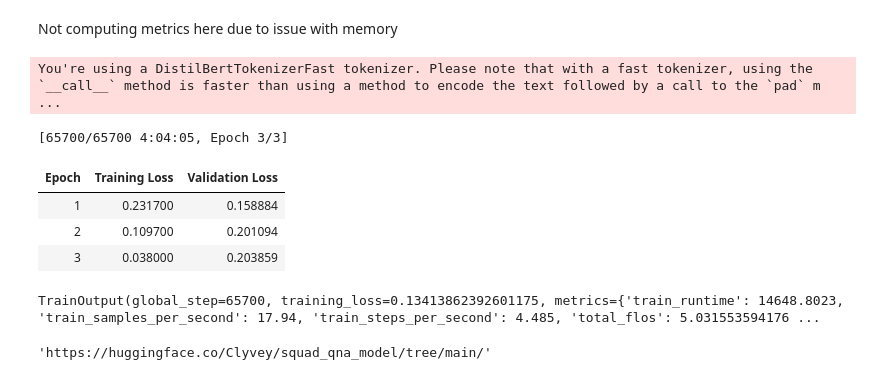
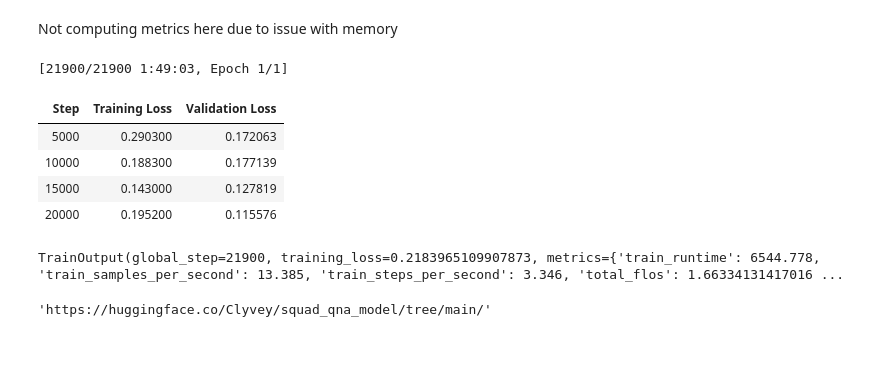
Before and after one commit to lizekai-richard/CS4248-Project, a Jupyter notebook: qna_model.ipynb, the cells around one changed output. Saved outputs shown, nothing was run; the diff lists cells and outputs as text; code cells hidden in the pictures; blank space fills up the shorter version.

Commit message:
add evaluation for qna_model

```diff
--- a/qna_model.ipynb
+++ b/qna_model.ipynb
@@ -87,7 +89,3 @@ def generate_bad_labels(example, min_length=1, max_length=5, answer_count=2):
         if (ans != correct_ans):
             answers.append(ans)
     return answers
-# %%
-# generates the bad answers by extending from current answer
-def generate_bad_labels_from_answers(context, answer, min_length=1, max_length=5, answer_count=2):
-    return None
@@ -94,3 +100,30 @@ def generate_bad_labels_from_answers(context, answer, min_length=1, max_length=5
+# %%
+# generates the bad answers by extending from current answer
+def generate_bad_labels_from_answers(example, answer_count=2):
+    len_diff_max = 2
+    strat_thresh = 2
+    words = example['context'].split()
+    word_count = length = len(words)
+    correct_answer = example['answers']['text'][0].split()
+    correct_answer_word_count = len(correct_answer)
+    answer_start = example['answers']['answer_start'][0]
+    answers = []
+    while (len(answers) < answer_count):
+        # two strategies, if correct_answer is longer than a certain length and if correct answer is shorter than a certain length
+        if (correct_answer_word_count >= strat_thresh):
+            #trim from answer
+            trim_length = clamp(random.randint(1, len_diff_max), 1, correct_answer_word_count - 1)
+            trim_from_front = random.randint(0, 1)
+            if (trim_from_front == 0):
+                answers.append(' '.join(correct_answer[trim_length:]))
+            else:
+                answers.append(' '.join(correct_answer[:-trim_length]))
+        else:
+            # deal with one word answers here, just randomly choose a singular word
+            start = random.randint(0, word_count - 1)
+            if (words[start] != correct_answer[0]):
+                answers.append(words[start])
+    return answers
 # %%
 def add_answers(dataset, generator=generate_bad_labels):
     bad_answer1 = []
@@ -98,7 +131,7 @@ def add_answers(dataset, generator=generate_bad_labels):
     correct_answer = []
     labels = []
     for example in dataset:
-        bad_answers = generator(example, answer_count=2)
+        bad_answers = generator(example)
         bad_answer1.append(bad_answers[0])
         bad_answer2.append(bad_answers[1])
         correct_answer.append(example['answers']['text'][0])
@@ -109,5 +142,5 @@ def add_answers(dataset, generator=generate_bad_labels):
     dataset = dataset.add_column('label', labels)
     return dataset
 # %%
-squad['train'] = add_answers(squad['train'])
-squad['validation'] = add_answers(squad['validation'])
+squad['train'] = add_answers(squad['train'], generator=generate_bad_labels_from_answers)
+squad['validation'] = add_answers(squad['validation'], generator=generate_bad_labels_from_answers)
@@ -199,36 +230,38 @@ Not computing metrics here due to issue with memory
 # %%
 training_args = TrainingArguments(
     output_dir="squad_qna_model",
-    evaluation_strategy="epoch",
-    save_strategy="epoch",
+    evaluation_strategy="steps",
+    eval_steps = 5000,
+    save_strategy="steps",
+    save_steps = 5000,
     load_best_model_at_end=True,
     learning_rate=5e-5,
     per_device_train_batch_size=4,
     per_device_eval_batch_size=4,
-    num_train_epochs=3,
+    num_train_epochs=1,
     weight_decay=0.01,
     push_to_hub=True,
     prediction_loss_only=True
 )
 
 trainer = Trainer(
     model=model,
     args=training_args,
     train_dataset=tokenized_squad["train"],
     eval_dataset=tokenized_squad["validation"],
     tokenizer=tokenizer,
     data_collator=DataCollatorForMultipleChoice(tokenizer=tokenizer),
 )
 
 trainer.train()
 # %% [output]
-You're using a DistilBertTokenizerFast tokenizer. Please note that with a fast tokenizer, using the `__call__` method is faster than using a method to encode the text followed by a call to the `pad` m ...
+[21900/21900 1:49:03, Epoch 1/1]
+| Step | Training Loss | Validation Loss |
+| 5000 | 0.290300 | 0.172063 |
+| 10000 | 0.188300 | 0.177139 |
+| 15000 | 0.143000 | 0.127819 |
+| 20000 | 0.195200 | 0.115576 |
-[65700/65700 4:04:05, Epoch 3/3]
+TrainOutput(global_step=21900, training_loss=0.2183965109907873, metrics={'train_runtime': 6544.778, 'train_samples_per_second': 13.385, 'train_steps_per_second': 3.346, 'total_flos': 1.66334131417016 ...
-| Epoch | Training Loss | Validation Loss |
-| 1 | 0.231700 | 0.158884 |
-| 2 | 0.109700 | 0.201094 |
-| 3 | 0.038000 | 0.203859 |
-TrainOutput(global_step=65700, training_loss=0.13413862392601175, metrics={'train_runtime': 14648.8023, 'train_samples_per_second': 17.94, 'train_steps_per_second': 4.485, 'total_flos': 5.031553594176 ...
 # %%
 trainer.push_to_hub()
 # %% [output]
```
Also changed, not shown: parts of 27 cells of this notebook.
